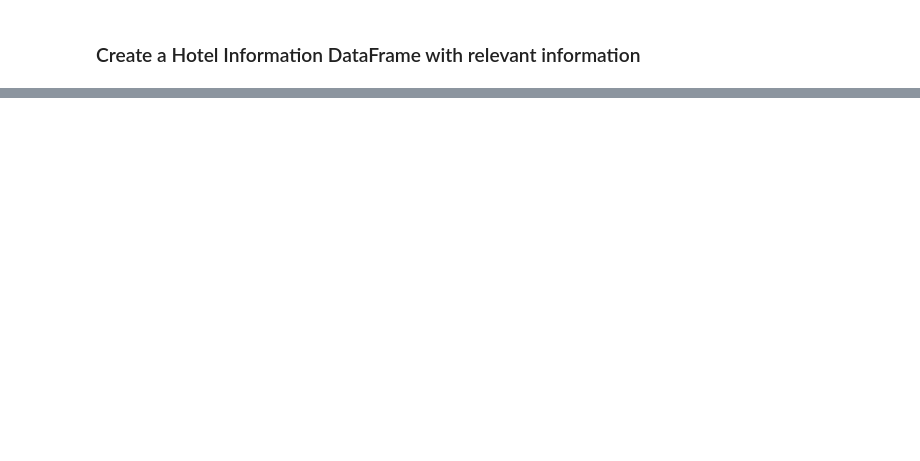
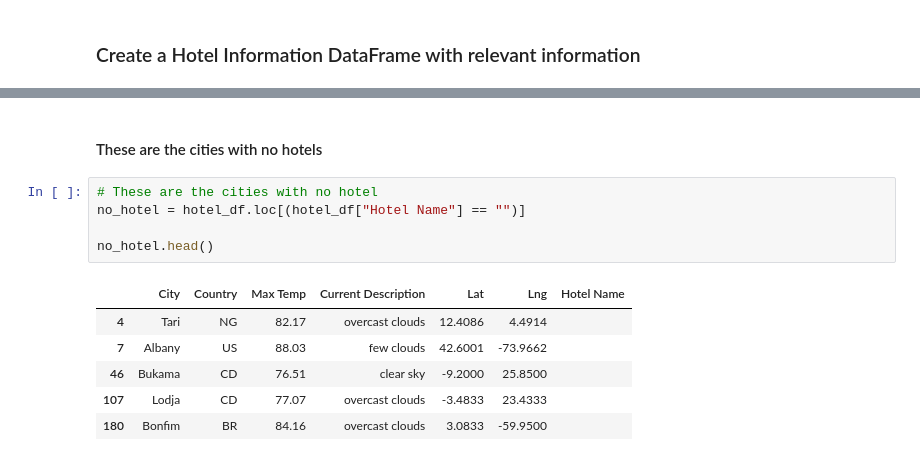
Before and after one commit to fmohiudd/World_Weather_Analysis, a Jupyter notebook: Vacation_Search/Vacation_Search.ipynb, the cells around one changed output, grey strips where cells are left out. Drawn from its saved outputs; the diff is of its cells as text; blank space fills up the shorter version.

```diff
--- a/Vacation_Search/Vacation_Search.ipynb
+++ b/Vacation_Search/Vacation_Search.ipynb
@@ -149,0 +174,14 @@ for index, row in hotel_df.iterrow():
+# %% [markdown]
+#### These are the cities with no hotels
+# %%
+# These are the cities with no hotel
+no_hotel = hotel_df.loc[(hotel_df["Hotel Name"] == "")]
+
+no_hotel.head()
+# %% [output]
+|  | City | Country | Max Temp | Current Description | Lat | Lng | Hotel Name |
+| 4 | Tari | NG | 82.17 | overcast clouds | 12.4086 | 4.4914 |  |
+| 7 | Albany | US | 88.03 | few clouds | 42.6001 | -73.9662 |  |
+| 46 | Bukama | CD | 76.51 | clear sky | -9.2000 | 25.8500 |  |
+| 107 | Lodja | CD | 77.07 | overcast clouds | -3.4833 | 23.4333 |  |
+| 180 | Bonfim | BR | 84.16 | overcast clouds | 3.0833 | -59.9500 |  |
```
Also changed, not shown: parts of 19 cells of this notebook, 14 other files.
